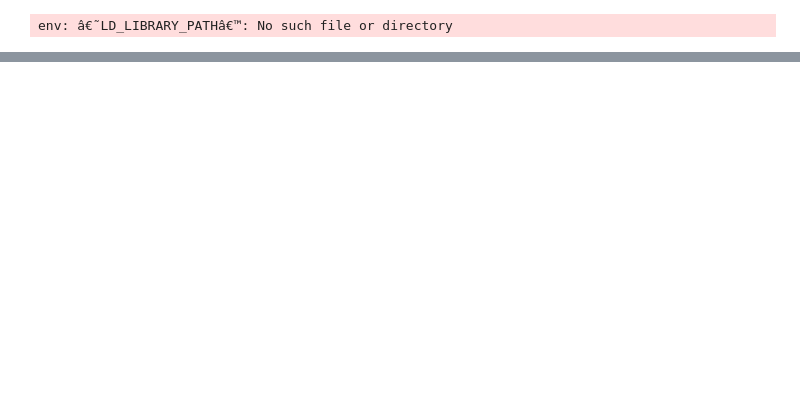
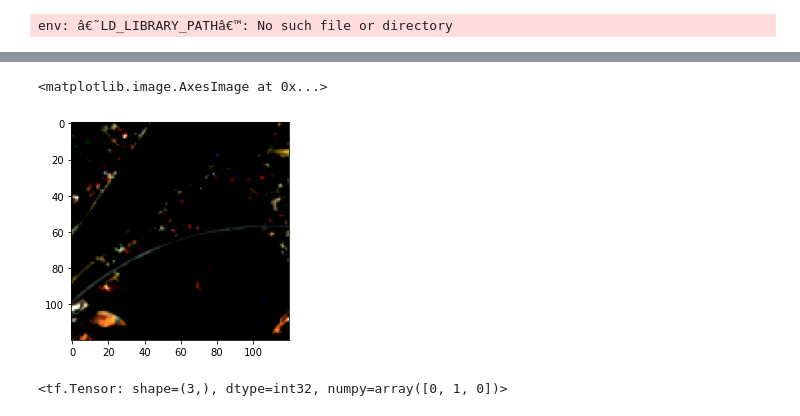
Before and after one commit to ManshaP/sentinel_industry, a Jupyter notebook: try_resnet.ipynb, the cells around one changed output, grey strips where cells are left out. Saved outputs shown, nothing was run; the diff lists cells and outputs as text; code cells hidden in the pictures; blank space fills up the shorter version.

```diff
--- a/try_resnet.ipynb
+++ b/try_resnet.ipynb
@@ -109,8 +110,8 @@ test = tf.data.Dataset.from_tensor_slices(pkl_files[train_size+valid_size:]).map
 # train = train.map((lambda x, y : (tf.tanh(x),y)), num_parallel_calls=tf.data.AUTOTUNE)
 # valid = valid.map((lambda x, y : (tf.tanh(x),y)), num_parallel_calls=tf.data.AUTOTUNE)
 # %%
-valid = tf.data.experimental.load('savedata_valid')
-train = tf.data.experimental.load('savedata_train')
+# valid = tf.data.experimental.load('savedata_valid')
+# train = tf.data.experimental.load('savedata_train')
 # %%
 train = train.shuffle(100,  reshuffle_each_iteration=True)
 # valid = valid.shuffle(100,)
@@ -283,2 +386,6 @@ plt.show()
 # %%
-iterator=tf.compat.v1.data.make_one_shot_iterator(dataset)
+iterator=tf.compat.v1.data.make_one_shot_iterator(valid)
+# %%
+x, y = iterator.get_next()
+# %%
+x=tf.reshape(x,(1, 230,230,4))
@@ -284,0 +406,5 @@ iterator=tf.compat.v1.data.make_one_shot_iterator(dataset)
+# %%
+next_element = x
+im = resize_rescale_augment(next_element)
+plt.imshow(np.flip(im[0,:,:,0:3], axis=2))
+# %% [output]
@@ -285,3 +412,9 @@ iterator=tf.compat.v1.data.make_one_shot_iterator(dataset)
+<matplotlib.image.AxesImage at 0x...>
+[figure, added]
+# %%
+y
+# %% [output]
+<tf.Tensor: shape=(3,), dtype=int32, numpy=array([0, 1, 0])>
 # %%
 plt.figure(figsize=(10, 10))
 for i in range(9):
```
Also changed, not shown: parts of 40 cells of this notebook, 7 other files.
